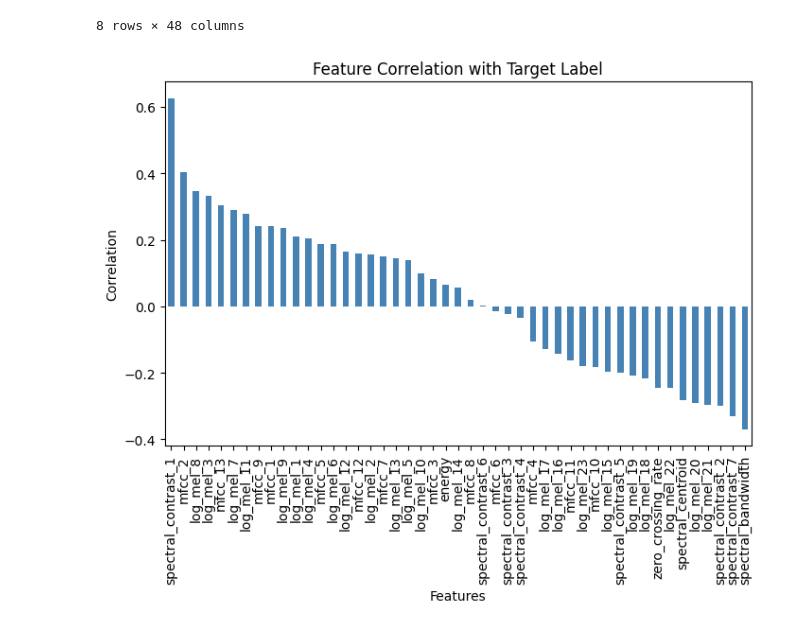
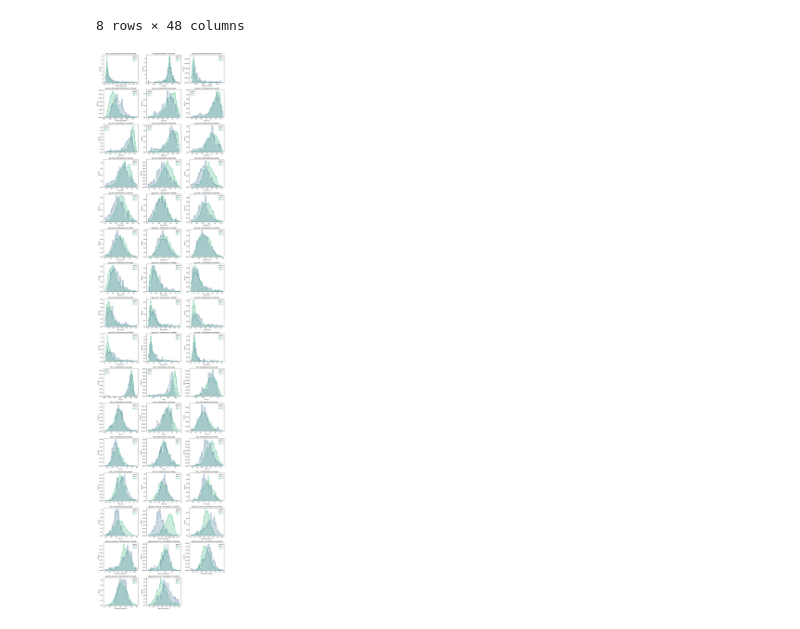
Before and after one commit to kasrahj/ML-Final-Project, a Jupyter notebook: clustering.ipynb, the cells around one changed output. Drawn from its saved outputs; the diff is of its cells as text; code cells hidden in the pictures.

```diff
--- a/clustering.ipynb
+++ b/clustering.ipynb
@@ -7,5 +12,5 @@ import seaborn as sns
 df = pd.read_csv('final_dataset.csv')
 df["gender"] = df["gender"].map({"male": 1, "female": 0})
 excluded_columns = ["question_number",	"student_id",	"has_intro", "file_name"]
-features = df.drop(columns=excluded_columns)
+df = df.drop(columns=excluded_columns)
 # %%
@@ -21,8 +26,39 @@ features.describe()
 | 75% | 0.055541 | 0.184325 | 1934.814207 | 2125.475898 | -16.285906 | -13.515914 | -12.299141 | ... |
 | max | 0.389508 | 0.255353 | 9404.544156 | 3828.028079 | -4.265939 | -5.610474 | -4.974742 | ... |
 8 rows × 48 columns
-# %%
-label_correlation = features.corr()["gender"].drop("gender").sort_values(ascending=False)  # Replace "label" with your column name
-# %% [output]
-[figure, removed]
+# %%
+
+
+features_to_plot = [col for col in df.columns if col != "gender"]
+
+n_features = len(features_to_plot)
+n_cols = 3
+n_rows = int(np.ceil(n_features / n_cols))
+
+fig, axes = plt.subplots(n_rows, n_cols, figsize=(5 * n_cols, 4 * n_rows))
+axes = axes.flatten()
+
+for i, feature in enumerate(features_to_plot):
+    sns.histplot(
+        data=df,
+        x=feature,
+        hue='gender',
+        kde=True,
+        ax=axes[i],
+        palette="viridis",
+        element="step",
+        stat="density",
+        common_norm=False
+    )
+    axes[i].set_title(f'{feature} Distribution by Gender')
+    axes[i].set_xlabel(feature)
+    axes[i].set_ylabel("Density")
+
+for j in range(i + 1, len(axes)):
+    fig.delaxes(axes[j])
+
+plt.tight_layout()
+plt.show()
+# %% [output]
+[figure, added]
 # %%
```
Also changed, not shown: parts of 17 cells of this notebook.
